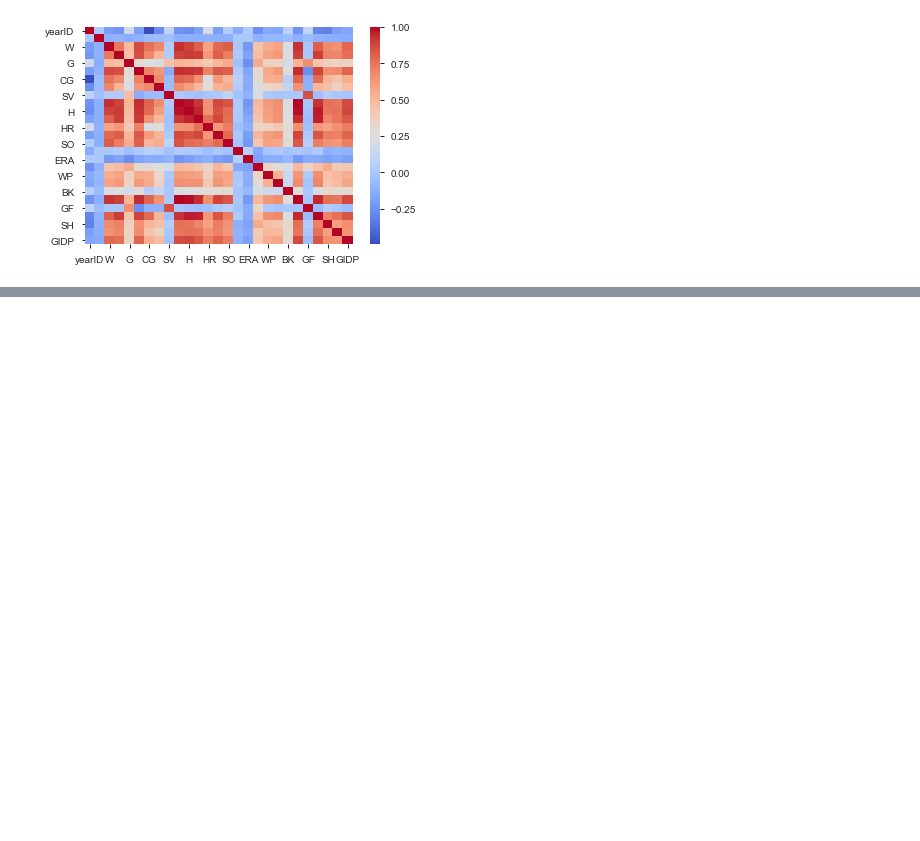
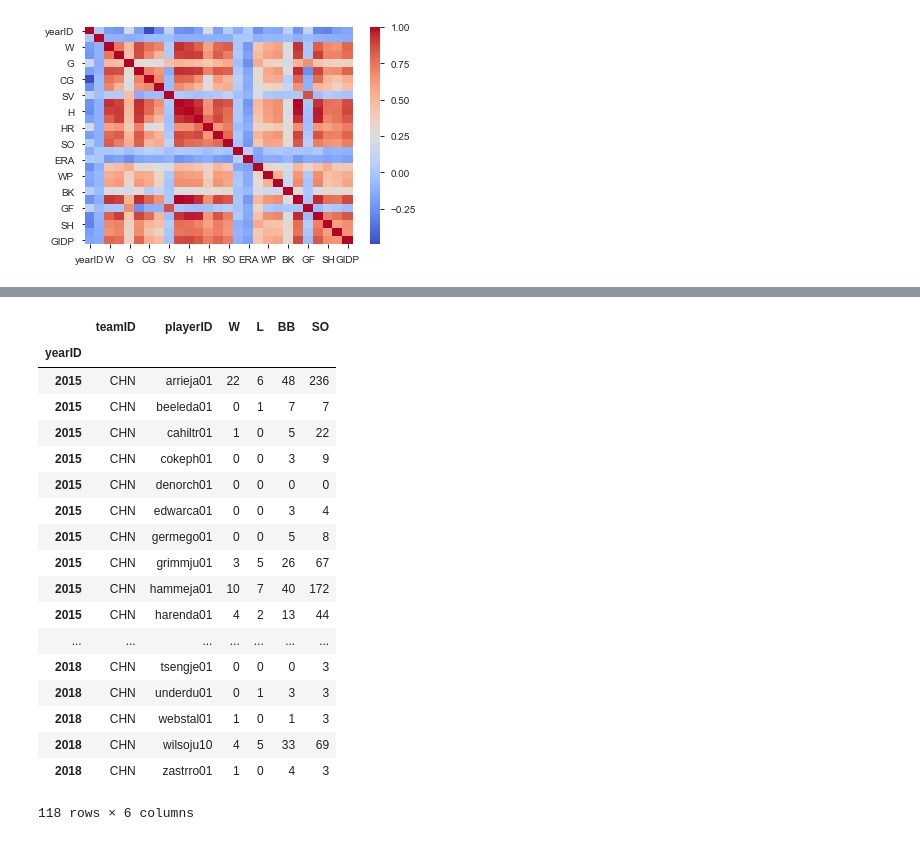
Before and after one commit to mariojrgithub/capstone, a Jupyter notebook: pitchers_eda.ipynb, the cells around one changed output, grey strips where cells are left out. Cells and saved outputs as stored; diff of their text form; code cells hidden in the pictures; blank space fills up the shorter version.

Commit message:
added pitcher eda

```diff
--- a/pitchers_eda.ipynb
+++ b/pitchers_eda.ipynb
@@ -93,0 +103,6 @@ pp.ProfileReport(df)
+# %%
+pitchers_teams = df.groupby(['teamID', 'yearID', 'playerID'])['W','L', 'BB','SO'].sum()
+# %%
+pitchers_teams.reset_index(inplace=True)
+# %%
+pitchers_teams.set_index('yearID', inplace=True)
@@ -93,0 +119,22 @@ pp.ProfileReport(df)
+# %%
+pitchers_teams[pitchers_teams['teamID'] == 'CHN'].loc[2015:2018].groupby('playerID').head()
+# %% [output]
+|  | teamID | playerID | W | L | BB | SO |
+| yearID |  |  |  |  |  |  |
+| 2015 | CHN | arrieja01 | 22 | 6 | 48 | 236 |
+| 2015 | CHN | beeleda01 | 0 | 1 | 7 | 7 |
+| 2015 | CHN | cahiltr01 | 1 | 0 | 5 | 22 |
+| 2015 | CHN | cokeph01 | 0 | 0 | 3 | 9 |
+| 2015 | CHN | denorch01 | 0 | 0 | 0 | 0 |
+| 2015 | CHN | edwarca01 | 0 | 0 | 3 | 4 |
+| 2015 | CHN | germego01 | 0 | 0 | 5 | 8 |
+| 2015 | CHN | grimmju01 | 3 | 5 | 26 | 67 |
+| 2015 | CHN | hammeja01 | 10 | 7 | 40 | 172 |
+| 2015 | CHN | harenda01 | 4 | 2 | 13 | 44 |
+| ... | ... | ... | ... | ... | ... | ... |
+| 2018 | CHN | tsengje01 | 0 | 0 | 0 | 3 |
+| 2018 | CHN | underdu01 | 0 | 1 | 3 | 3 |
+| 2018 | CHN | webstal01 | 1 | 0 | 1 | 3 |
+| 2018 | CHN | wilsoju10 | 4 | 5 | 33 | 69 |
+| 2018 | CHN | zastrro01 | 1 | 0 | 4 | 3 |
+118 rows × 6 columns
```
Also changed, not shown: parts of 7 cells of this notebook.
